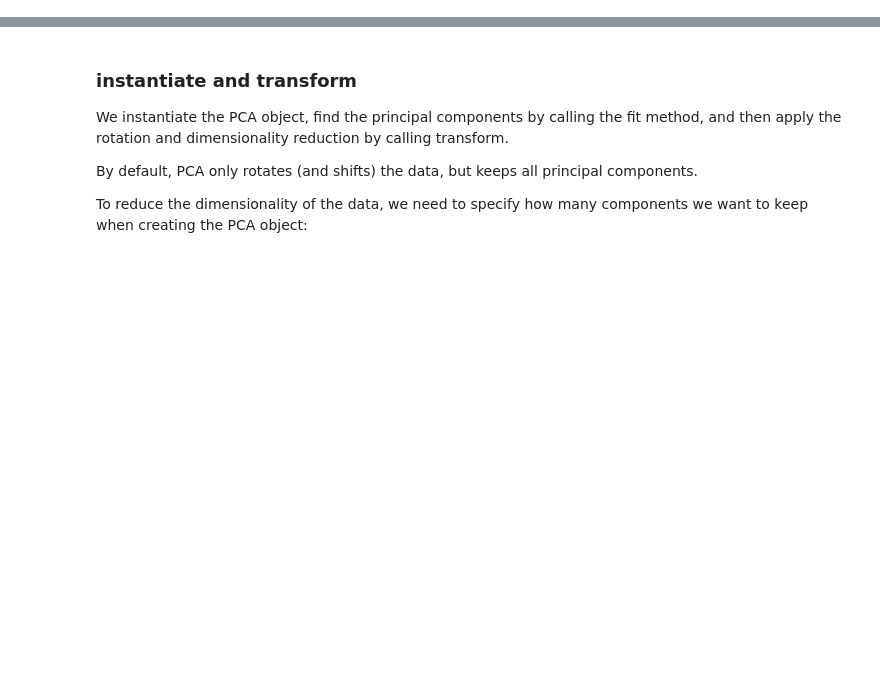
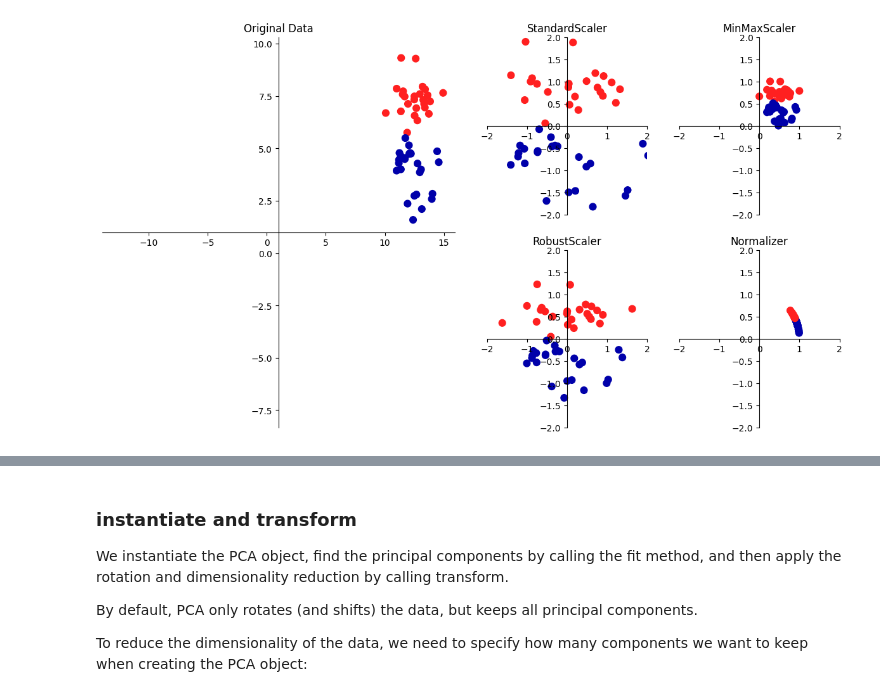
Before and after one commit to Seeingsprings/Introduciton-to-ML-with-Python-JupyterNotebook, a Jupyter notebook: Notes/3. Unsupervised Learning & Preprocessing/3.2 PCA & Feature Extraction.ipynb, the cells around one changed output, grey strips where cells are left out. Cells and saved outputs as stored; diff of their text form; code cells hidden in the pictures; blank space fills up the shorter version.

```diff
--- a/Notes/3. Unsupervised Learning & Preprocessing/3.2 PCA & Feature Extraction.ipynb
+++ b/Notes/3. Unsupervised Learning & Preprocessing/3.2 PCA & Feature Extraction.ipynb
@@ -153,0 +78,4 @@ Before we apply PCA, we scale our data so that each feature has unit variance us
+# %%
+mglearn.plots.plot_scaling()
+# %% [output]
+[figure, added]
```
Also changed, not shown: parts of 80 cells of this notebook, 2 other files.
